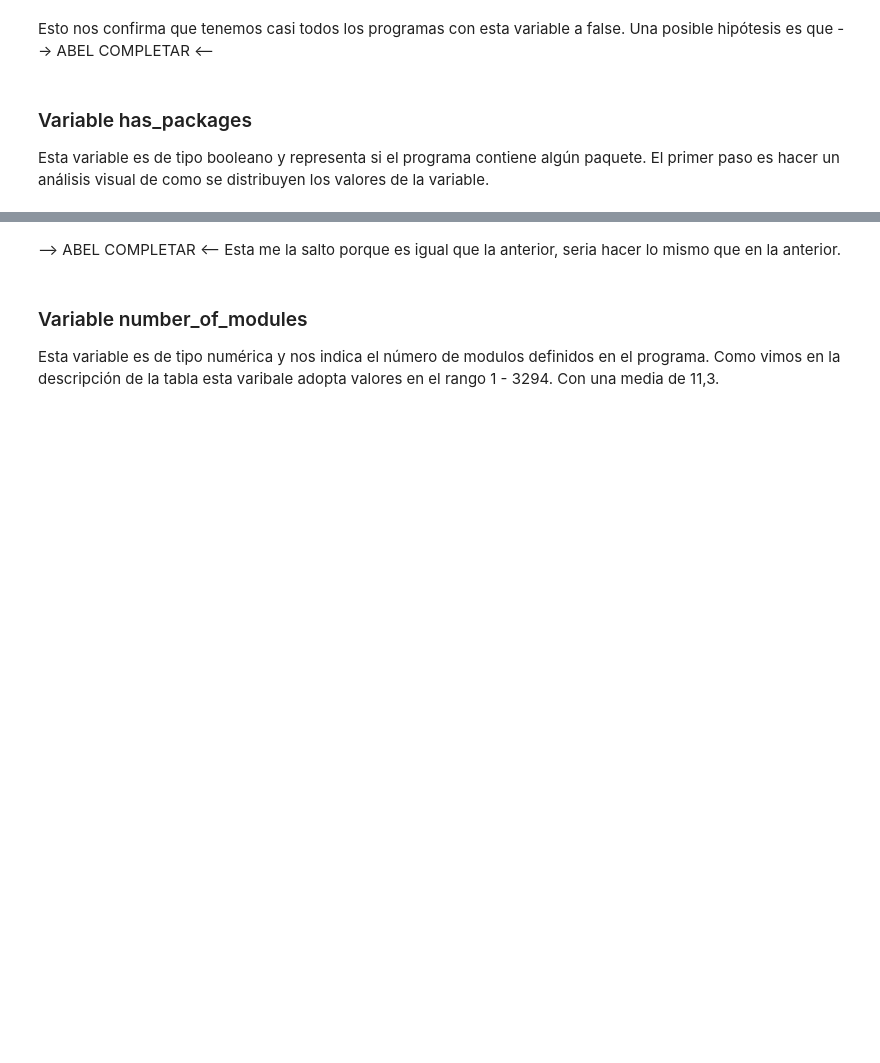
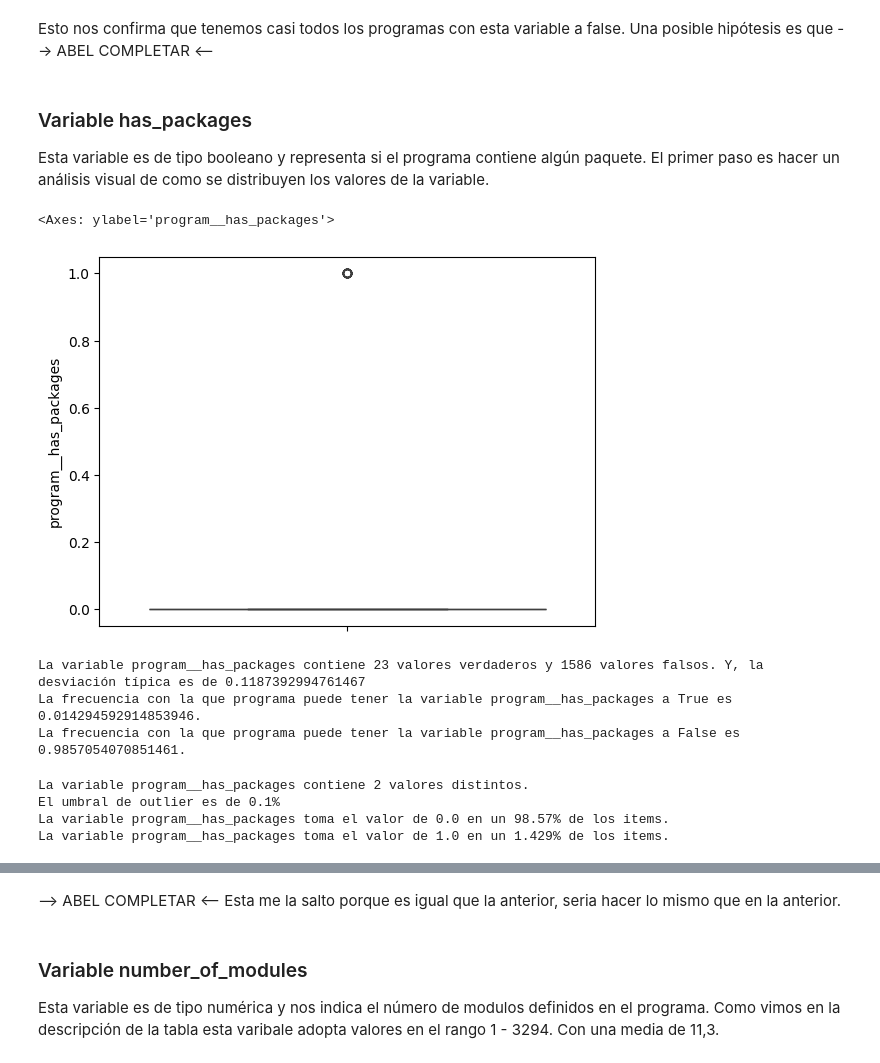
Before and after one commit to UO284262/PythonSourceCodeAnalysis, a Jupyter notebook: notebooks/01_programs.ipynb, the cells around one changed output, grey strips where cells are left out. Cells and saved outputs as stored; diff of their text form; code cells hidden in the pictures; blank space fills up the shorter version.

```diff
--- a/notebooks/01_programs.ipynb
+++ b/notebooks/01_programs.ipynb
@@ -277,3 +279,31 @@ Esto nos confirma que tenemos casi todos los programas con esta variable a false
 # %% [markdown]
 ### Variable has_packages
 Esta variable es de tipo booleano y representa si el programa contiene algún paquete. El primer paso es hacer un análisis visual de como se distribuyen los valores de la variable.
+# %%
+sns.boxplot(X['program__has_packages'])
+# %% [output]
+<Axes: ylabel='program__has_packages'>
+[figure, added]
+# %%
+#ANALISIS DE DISTRIBUCIÓN DE DATOS
+num_true_values = len(X[X['program__has_packages'] == True])
+num_false_values = len(X[X['program__has_packages'] == False])
+std = X['program__has_packages'].std()
+freq_true = len(X[X['program__has_packages'] == True]) / len(X['program__has_packages'])
+freq_false = len(X[X['program__has_packages'] == False]) / len(X['program__has_packages'])
+print(f'La variable program__has_packages contiene {num_true_values} valores verdaderos y {num_false_values} valores falsos. Y, la desviación típica es de {std}')
+print(f'La frecuencia con la que programa puede tener la variable program__has_packages a True es {freq_true}.')
+print(f'La frecuencia con la que programa puede tener la variable program__has_packages a False es {freq_false}.')
+# %% [output]
+La variable program__has_packages contiene 23 valores verdaderos y 1586 valores falsos. Y, la desviación típica es de 0.1187392994761467
+La frecuencia con la que programa puede tener la variable program__has_packages a True es 0.014294592914853946.
+La frecuencia con la que programa puede tener la variable program__has_packages a False es 0.9857054070851461.
+# %%
+#PROBABILIDAD DE VALORES
+possible_values = [True, False]
+print_frequency_anal_for_cat_var(X, 'program__has_packages', possible_values)
+# %% [output]
+La variable program__has_packages contiene 2 valores distintos.
+El umbral de outlier es de 0.1%
+La variable program__has_packages toma el valor de 0.0 en un 98.57% de los items.
+La variable program__has_packages toma el valor de 1.0 en un 1.429% de los items.
```
Also changed, not shown: parts of 8 cells of this notebook, 8 other files.
